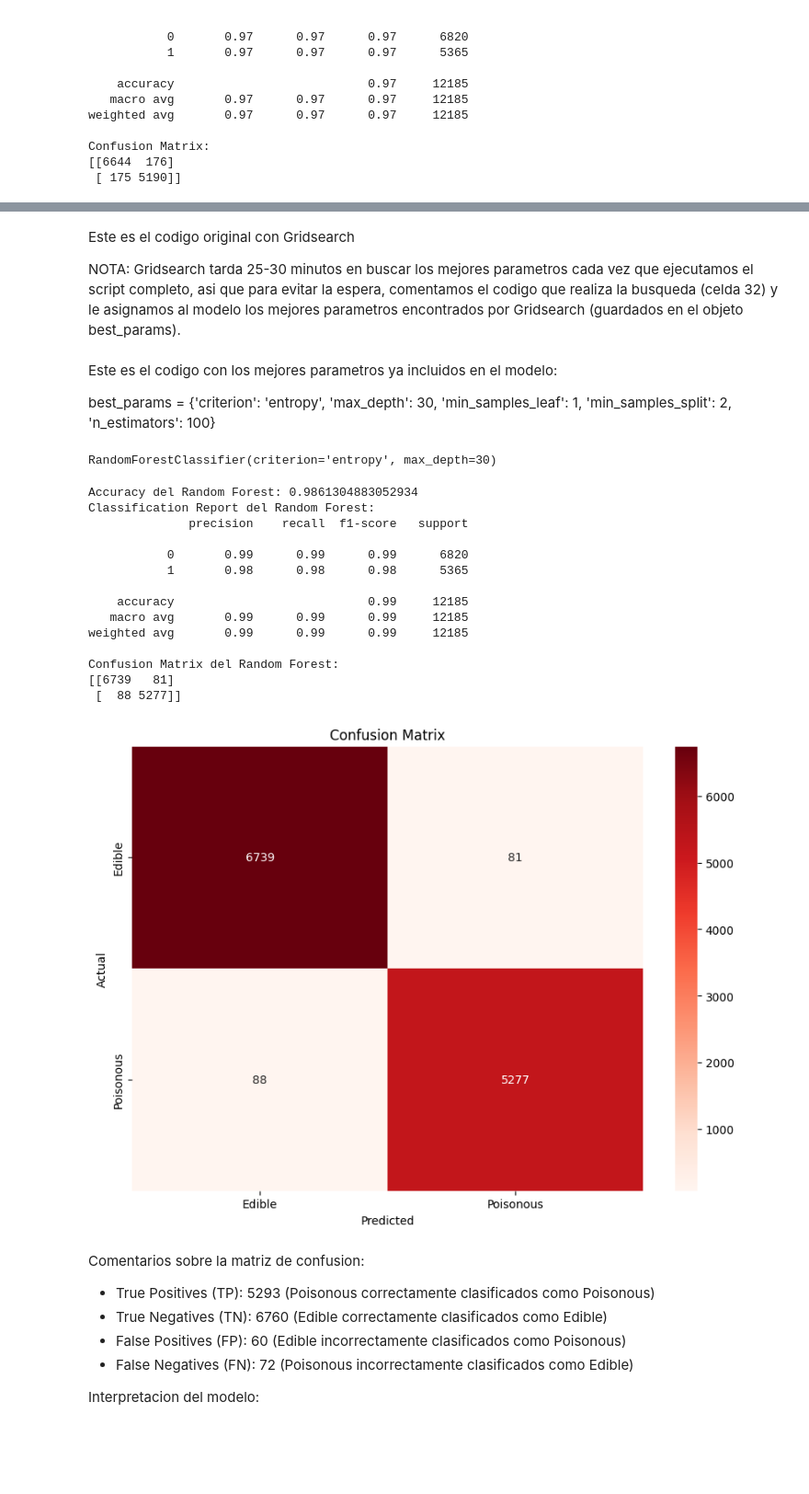
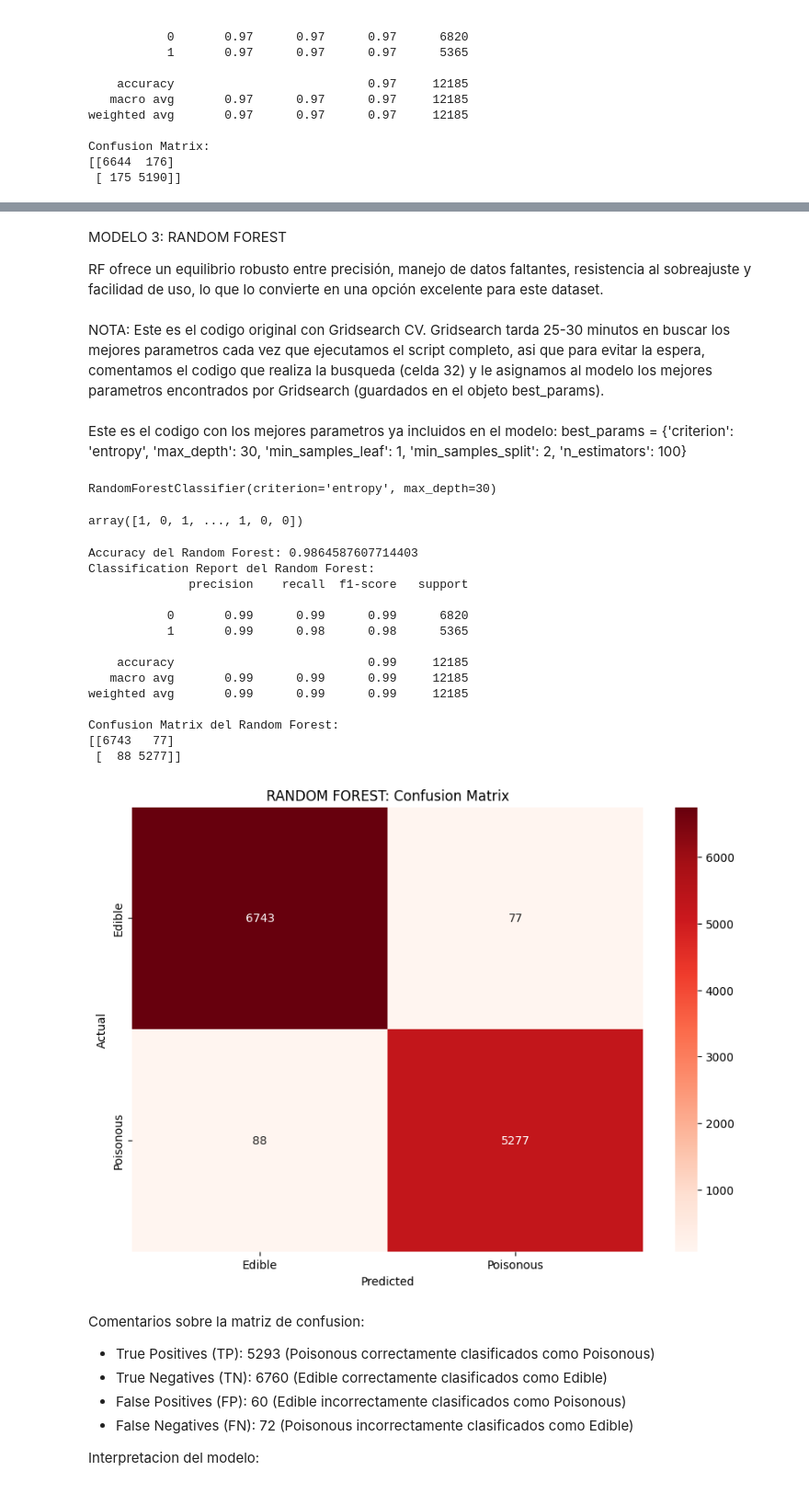
Before and after one commit to Rafa-Carrasco/mushroom_finalpro, a Jupyter notebook: src/explore.ipynb, the cells around one changed output, grey strips where cells are left out. Shown at 92% size. Drawn from its saved outputs; the diff is of its cells as text; code cells hidden in the pictures; blank space fills up the shorter version.

```diff
--- a/src/explore.ipynb
+++ b/src/explore.ipynb
@@ -754,7 +731,9 @@ MODELO 3: RANDOM FOREST
+# %% [markdown]
+MODELO 3: RANDOM FOREST
+
+RF ofrece un equilibrio robusto entre precisión, manejo de datos faltantes, resistencia al sobreajuste y facilidad de uso, lo que lo convierte en una opción excelente para este dataset.
 # %% [markdown]
-Este es el codigo original con Gridsearch
-
-NOTA: Gridsearch tarda 25-30 minutos en buscar los mejores parametros cada vez que ejecutamos el script completo, asi que para evitar la espera, comentamos el codigo que realiza la busqueda (celda 32) y le asignamos al modelo los mejores parametros encontrados por Gridsearch (guardados en el objeto best_params).
+NOTA: Este es el codigo original con Gridsearch CV. Gridsearch tarda 25-30 minutos en buscar los mejores parametros cada vez que ejecutamos el script completo, asi que para evitar la espera, comentamos el codigo que realiza la busqueda (celda 32) y le asignamos al modelo los mejores parametros encontrados por Gridsearch (guardados en el objeto best_params).
 # %%
 # from sklearn.model_selection import train_test_split, GridSearchCV
 # from sklearn.ensemble import RandomForestClassifier
@@ -785,9 +764,7 @@ NOTA: Gridsearch tarda 25-30 minutos en buscar los mejores parametros cada vez q
 # Entrenar el modelo con los mejores parámetros
 # best_rf = grid_search.best_estimator_
 # %% [markdown]
-Este es el codigo con los mejores parametros ya incluidos en el modelo:
-
-best_params = {'criterion': 'entropy', 'max_depth': 30, 'min_samples_leaf': 1, 'min_samples_split': 2, 'n_estimators': 100}
+Este es el codigo con los mejores parametros ya incluidos en el modelo: best_params = {'criterion': 'entropy', 'max_depth': 30, 'min_samples_leaf': 1, 'min_samples_split': 2, 'n_estimators': 100}
 # %%
 from sklearn.model_selection import train_test_split, GridSearchCV
 from sklearn.ensemble import RandomForestClassifier
@@ -811,6 +788,9 @@ RandomForestClassifier(criterion='entropy', max_depth=30)
 # Realizar predicciones
 
 y_pred_rf = rf.predict(X_test_sel)
+y_pred_rf
+# %% [output]
+array([1, 0, 1, ..., 1, 0, 0])
 # %%
 # Evaluar el modelo
 
@@ -818,38 +798,38 @@ accuracy_rf = accuracy_score(y_test, y_pred_rf)
 classification_rep_rf = classification_report(y_test, y_pred_rf)
 confusion_mat_rf = confusion_matrix(y_test, y_pred_rf)
 
 # Mostrar resultados
 
 print(f'Accuracy del Random Forest: {accuracy_rf}')
 print('Classification Report del Random Forest:')
 print(classification_rep_rf)
 print('Confusion Matrix del Random Forest:')
 print(confusion_mat_rf)
 
 # Graficar la matriz de confusión del Random Forest
 
 plt.figure(figsize=(10, 7))
 sns.heatmap(confusion_mat_rf, annot=True, fmt='d', cmap='Reds', xticklabels=['Edible', 'Poisonous'], yticklabels=['Edible', 'Poisonous'])
 plt.xlabel('Predicted')
 plt.ylabel('Actual')
-plt.title('Confusion Matrix')
+plt.title('RANDOM FOREST: Confusion Matrix')
 plt.show()
 # %% [output]
-Accuracy del Random Forest: 0.9861304883052934
+Accuracy del Random Forest: 0.9864587607714403
 Classification Report del Random Forest:
               precision    recall  f1-score   support
 
            0       0.99      0.99      0.99      6820
-           1       0.98      0.98      0.98      5365
+           1       0.99      0.98      0.98      5365
 
     accuracy                           0.99     12185
    macro avg       0.99      0.99      0.99     12185
 weighted avg       0.99      0.99      0.99     12185
 
 Confusion Matrix del Random Forest:
-[[6739   81]
+[[6743   77]
  [  88 5277]]
-[figure, old version]
+[figure, new version]
 # %% [markdown]
 Comentarios sobre la matriz de confusion:
 
```
Also changed, not shown: parts of 37 cells of this notebook, 4 other files.
